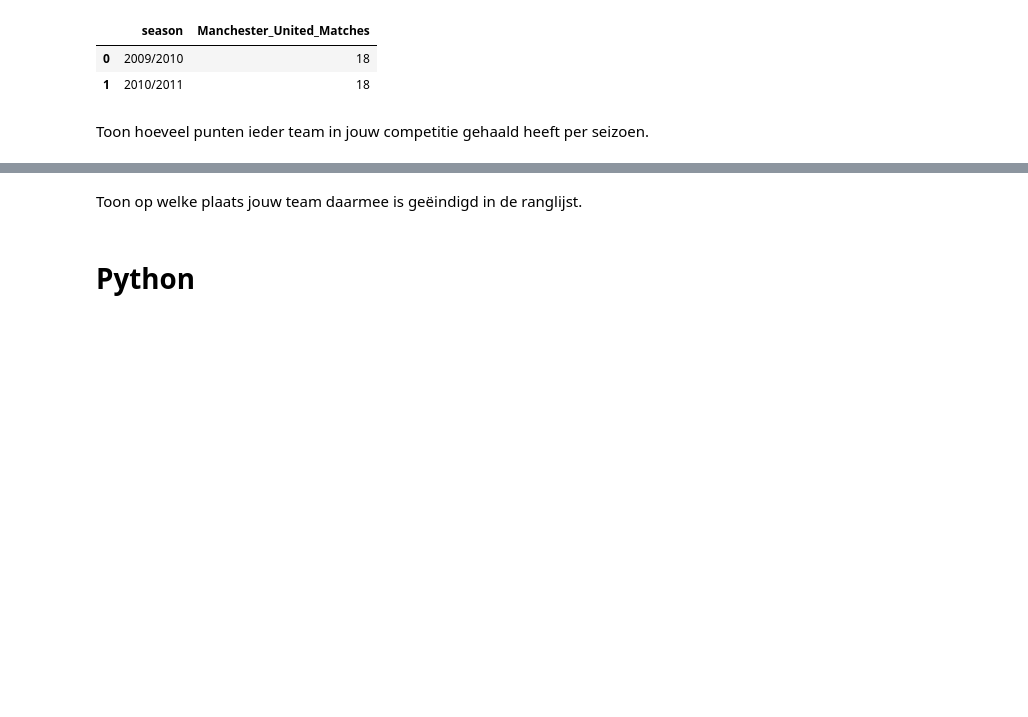
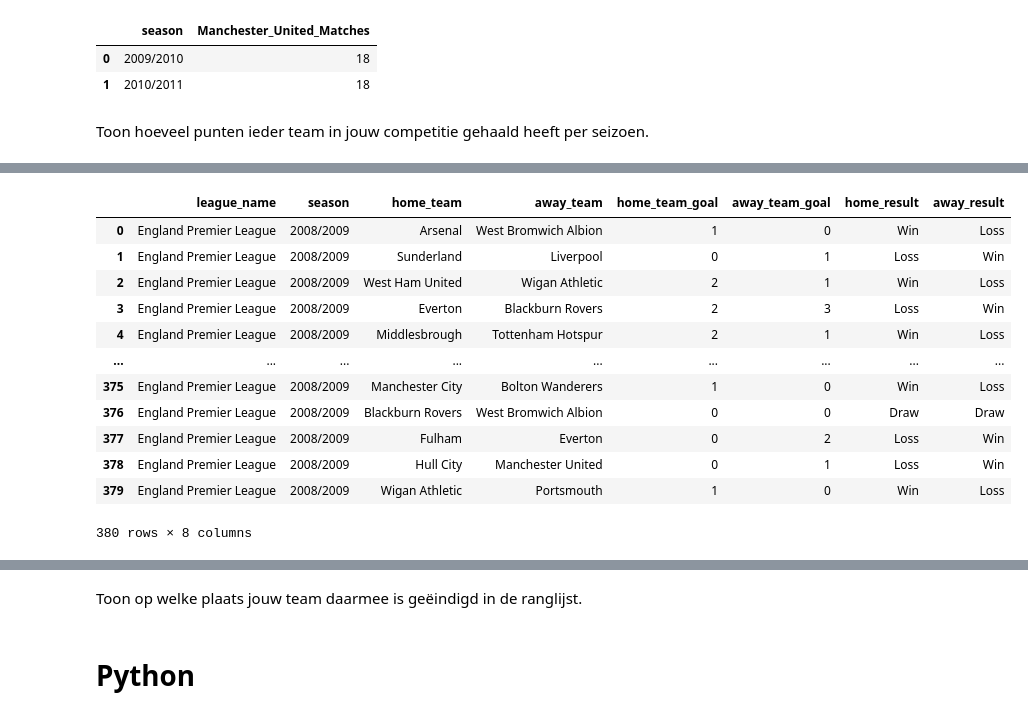
Before and after one commit to Tijnwy/Datalab2, a Jupyter notebook: sprint3.ipynb, the cells around one changed output, grey strips where cells are left out. Cells and saved outputs as stored; diff of their text form; code cells hidden in the pictures; blank space fills up the shorter version.

```diff
--- a/sprint3.ipynb
+++ b/sprint3.ipynb
@@ -45,0 +78,55 @@ Toon hoeveel punten ieder team in jouw competitie gehaald heeft per seizoen.
+# %%
+def sql_decorator(func):
+    def wrapper(*args, **kwargs):
+        try:
+            query = func(*args, **kwargs)
+            result = pd.read_sql_query(query, sql_connect)
+            return result
+        except Exception as e:
+            print("Error:", e)
+    return wrapper
+# %%
+@sql_decorator
+def win_loss_draw(league_id, season):
+    result = f"""SELECT League.name AS league_name,
+                        season,
+                        ht.team_long_name AS home_team,
+                        at.team_long_name AS away_team,
+                        home_team_goal,
+                        away_team_goal,
+                        CASE
+                            WHEN home_team_goal > away_team_goal THEN 'Win'
+                            WHEN home_team_goal < away_team_goal THEN 'Loss'
+                            ELSE 'Draw'
+                        END AS home_result,
+                        CASE
+                            WHEN home_team_goal < away_team_goal THEN 'Win'
+                            WHEN home_team_goal > away_team_goal THEN 'Loss'
+                            ELSE 'Draw'
+                        END AS away_result
+                FROM Match
+                JOIN Country ON Country.id = Match.country_id
+                JOIN League ON League.id = Match.league_id
+                LEFT JOIN Team AS ht ON ht.team_api_id = Match.home_team_api_id
+                LEFT JOIN Team AS at ON at.team_api_id = Match.away_team_api_id
+                WHERE league_id == {league_id}
+                    AND season = '{season}'
+                ORDER BY date;"""
+    return result
+
+# Voorbeeldgebruik
+win_loss_draw(1729, '2008/2009')
+# %% [output]
+|  | league_name | season | home_team | away_team | home_team_goal | away_team_goal | home_result | away_result |
+| 0 | England Premier League | 2008/2009 | Arsenal | West Bromwich Albion | 1 | 0 | Win | Loss |
+| 1 | England Premier League | 2008/2009 | Sunderland | Liverpool | 0 | 1 | Loss | Win |
+| 2 | England Premier League | 2008/2009 | West Ham United | Wigan Athletic | 2 | 1 | Win | Loss |
+| 3 | England Premier League | 2008/2009 | Everton | Blackburn Rovers | 2 | 3 | Loss | Win |
+| 4 | England Premier League | 2008/2009 | Middlesbrough | Tottenham Hotspur | 2 | 1 | Win | Loss |
+| ... | ... | ... | ... | ... | ... | ... | ... | ... |
+| 375 | England Premier League | 2008/2009 | Manchester City | Bolton Wanderers | 1 | 0 | Win | Loss |
+| 376 | England Premier League | 2008/2009 | Blackburn Rovers | West Bromwich Albion | 0 | 0 | Draw | Draw |
+| 377 | England Premier League | 2008/2009 | Fulham | Everton | 0 | 2 | Loss | Win |
+| 378 | England Premier League | 2008/2009 | Hull City | Manchester United | 0 | 1 | Loss | Win |
+| 379 | England Premier League | 2008/2009 | Wigan Athletic | Portsmouth | 1 | 0 | Win | Loss |
+380 rows × 8 columns
```
Also changed, not shown: parts of 12 cells of this notebook, 1 other file.
